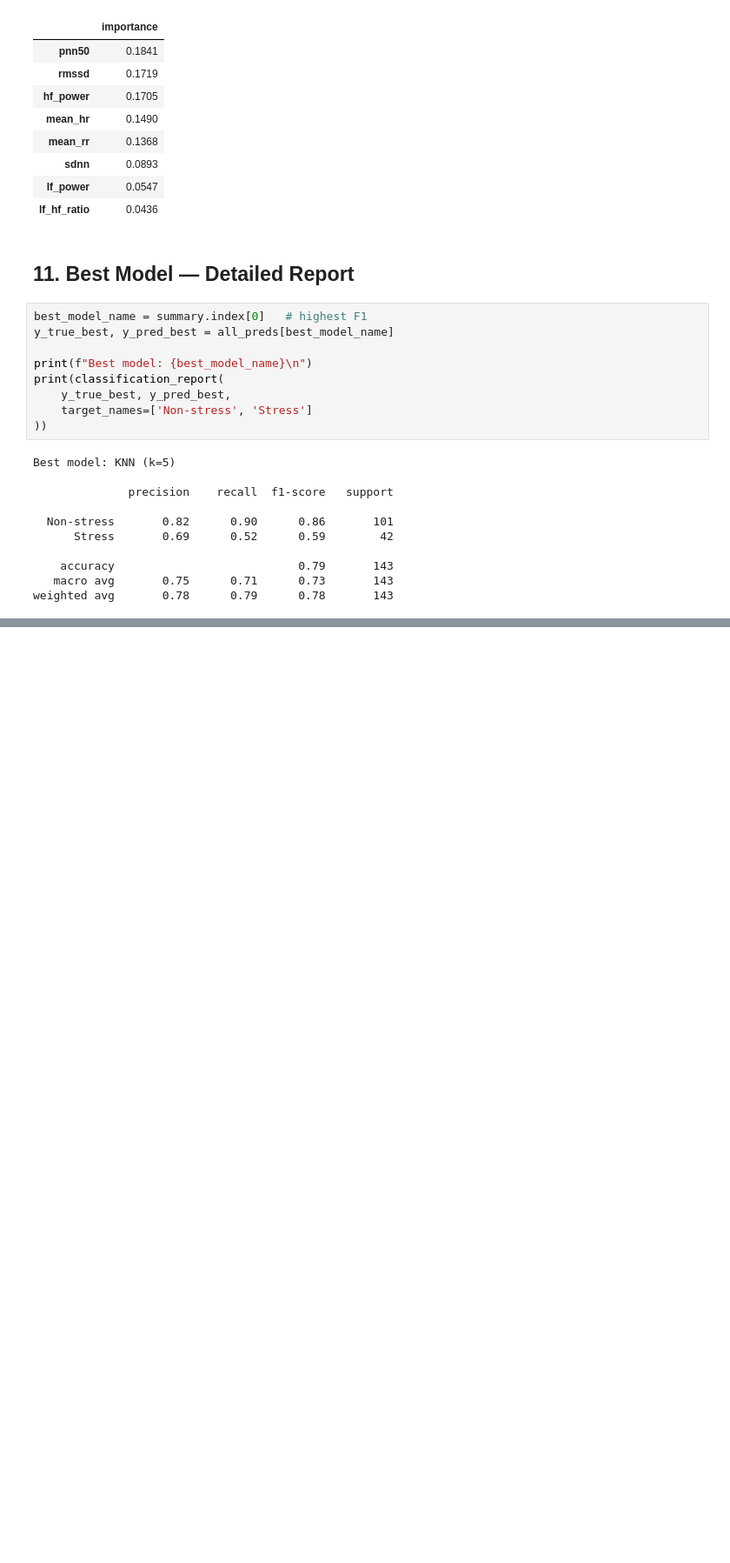
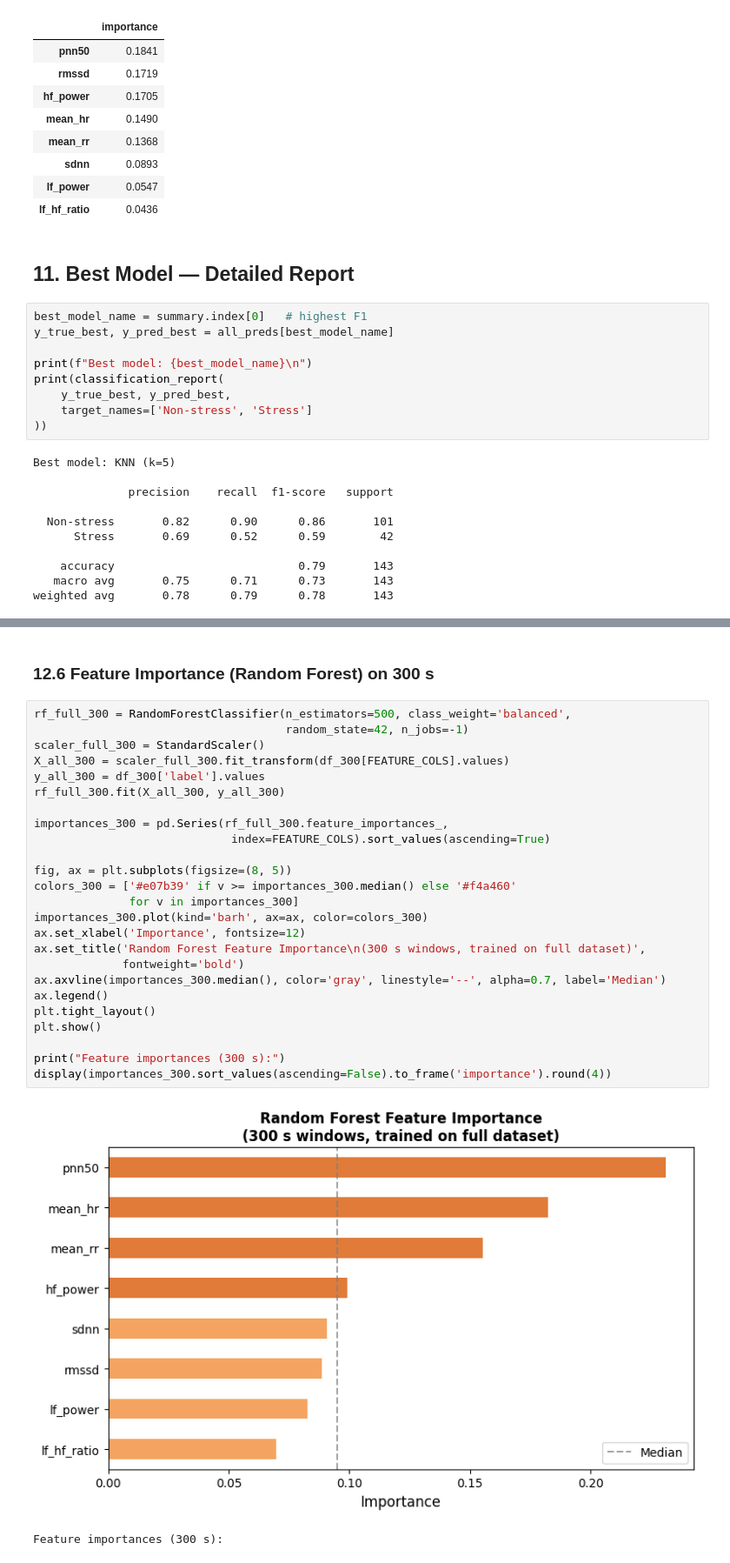
Before and after one commit to ahmedhassan187/ECG-to-stress, a Jupyter notebook: Training.ipynb, the cells around one changed output, grey strips where cells are left out. Shown at 87% size. Saved outputs shown, nothing was run; the diff lists cells and outputs as text; blank space fills up the shorter version.

```diff
--- a/Training.ipynb
+++ b/Training.ipynb
@@ -562,0 +860,30 @@ weighted avg       0.78      0.79      0.78       143
+# %% [markdown]
+### 12.6 Feature Importance (Random Forest) on 300 s
+# %%
+rf_full_300 = RandomForestClassifier(n_estimators=500, class_weight='balanced',
+                                     random_state=42, n_jobs=-1)
+scaler_full_300 = StandardScaler()
+X_all_300 = scaler_full_300.fit_transform(df_300[FEATURE_COLS].values)
+y_all_300 = df_300['label'].values
+rf_full_300.fit(X_all_300, y_all_300)
+
+importances_300 = pd.Series(rf_full_300.feature_importances_,
+                             index=FEATURE_COLS).sort_values(ascending=True)
+
+fig, ax = plt.subplots(figsize=(8, 5))
+colors_300 = ['#e07b39' if v >= importances_300.median() else '#f4a460'
+              for v in importances_300]
+importances_300.plot(kind='barh', ax=ax, color=colors_300)
+ax.set_xlabel('Importance', fontsize=12)
+ax.set_title('Random Forest Feature Importance\n(300 s windows, trained on full dataset)',
+             fontweight='bold')
+ax.axvline(importances_300.median(), color='gray', linestyle='--', alpha=0.7, label='Median')
+ax.legend()
+plt.tight_layout()
+plt.show()
+
+print("Feature importances (300 s):")
+display(importances_300.sort_values(ascending=False).to_frame('importance').round(4))
+# %% [output]
+[figure, added]
+Feature importances (300 s):
```
Also changed, not shown: parts of 28 cells of this notebook, 1 other file.
